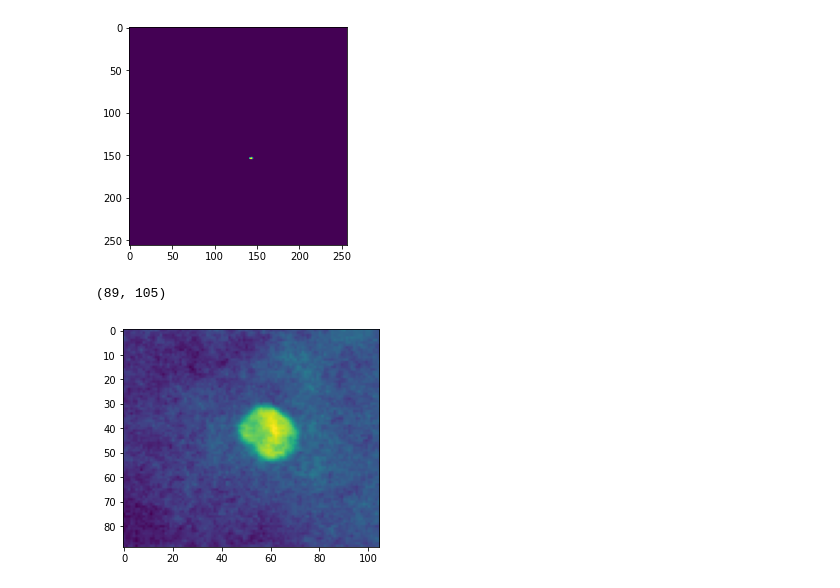
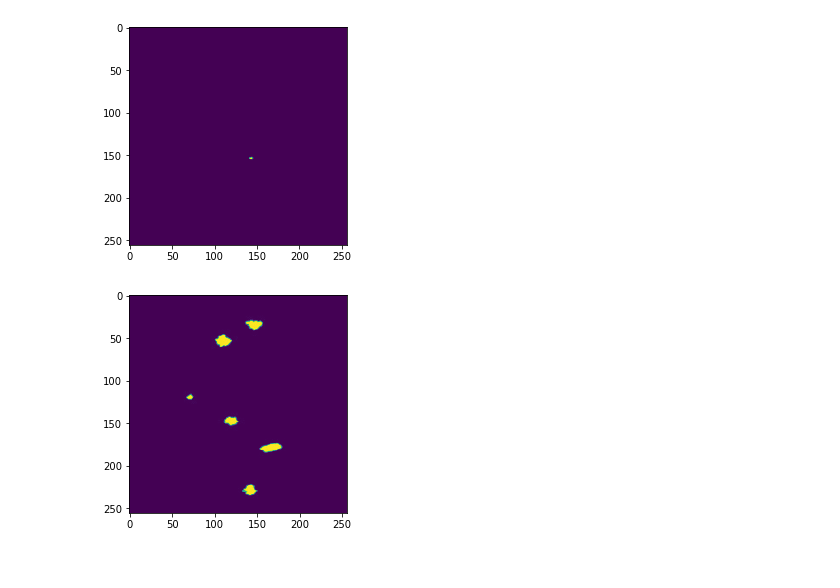
Before and after one commit to Stjernelund/Mammography-Cancer-Classification, a Jupyter notebook: test.ipynb, the cells around one changed output. Drawn from its saved outputs; the diff is of its cells as text; code cells hidden in the pictures.

Commit message:
ny test

```diff
--- a/test.ipynb
+++ b/test.ipynb
@@ -226,9 +178,11 @@ for i in range(2, 10):
             else:
                 patient_id_top =  row['PatientID'][0:-2] + '_2'
                 img_path_2 = mass_ROI_train[mass_ROI_train['PatientID'].apply(lambda x : x == patient_id_top)].image_path.apply(lambda x: x.replace('CBIS-DDSM/jpeg', image_dir))
+                if len(img_path_2.values) == 0:
+                    continue
         img_path_2 = img_path_2.values[0]
         img2 = cv.imread(img_path_2, cv.IMREAD_GRAYSCALE)
         img3 = np.add(img1, img2)
         cv.imwrite(img_path_2, img3)
         mass_ROI_train = mass_ROI_train[mass_ROI_train.PatientID != row['PatientID']]
-        mass_cropped_train = mass_cropped_train[mass_cropped_train.PatientID != row['PatientID']]
+        #mass_cropped_train = mass_cropped_train[mass_cropped_train.PatientID != row['PatientID']]
@@ -269,12 +205,14 @@ for i in range(2, 10):
             else:
                 patient_id_top =  row['PatientID'][0:-2] + '_2'
                 img_path_2 = mass_ROI_test[mass_ROI_test['PatientID'].apply(lambda x : x == patient_id_top)].image_path.apply(lambda x: x.replace('CBIS-DDSM/jpeg', image_dir))
+                if len(img_path_2.values) == 0:
+                    continue
         img_path_2 = img_path_2.values[0]
         img2 = cv.imread(img_path_2, cv.IMREAD_GRAYSCALE)
         img3 = np.add(img1, img2)
         cv.imwrite(img_path_2, img3)
         mass_ROI_test = mass_ROI_test[mass_ROI_test.PatientID != row['PatientID']]
-        mass_cropped_test = mass_cropped_test[mass_cropped_test.PatientID != row['PatientID']]
+        #mass_cropped_test = mass_cropped_test[mass_cropped_test.PatientID != row['PatientID']]
 # %%
 cropped_train_images_path = mass_cropped_train.image_path.apply(lambda x: x.replace('CBIS-DDSM/jpeg', image_dir))
 cropped_test_images_path = mass_cropped_test.image_path.apply(lambda x: x.replace('CBIS-DDSM/jpeg', image_dir))
@@ -292,13 +230,9 @@ plt.show()
 # %% [output]
 (256, 256)
 [figure]
-# %%
-
-img_path ='archive/jpeg/1.3.6.1.4.1.9590.100.1.2.1050732812368960921696754300312512383/1-281.jpg'
-img = cv.imread(img_path, cv.IMREAD_GRAYSCALE)
-print(img.shape)
-plt.imshow(img)
-plt.show()
-# %% [output]
-(89, 105)
-[figure, removed]
+# %%
+
+plt.imshow(img3)
+plt.show()
+# %% [output]
+[figure, added]
```
Also changed, not shown: parts of 7 cells of this notebook, 1 other file.
